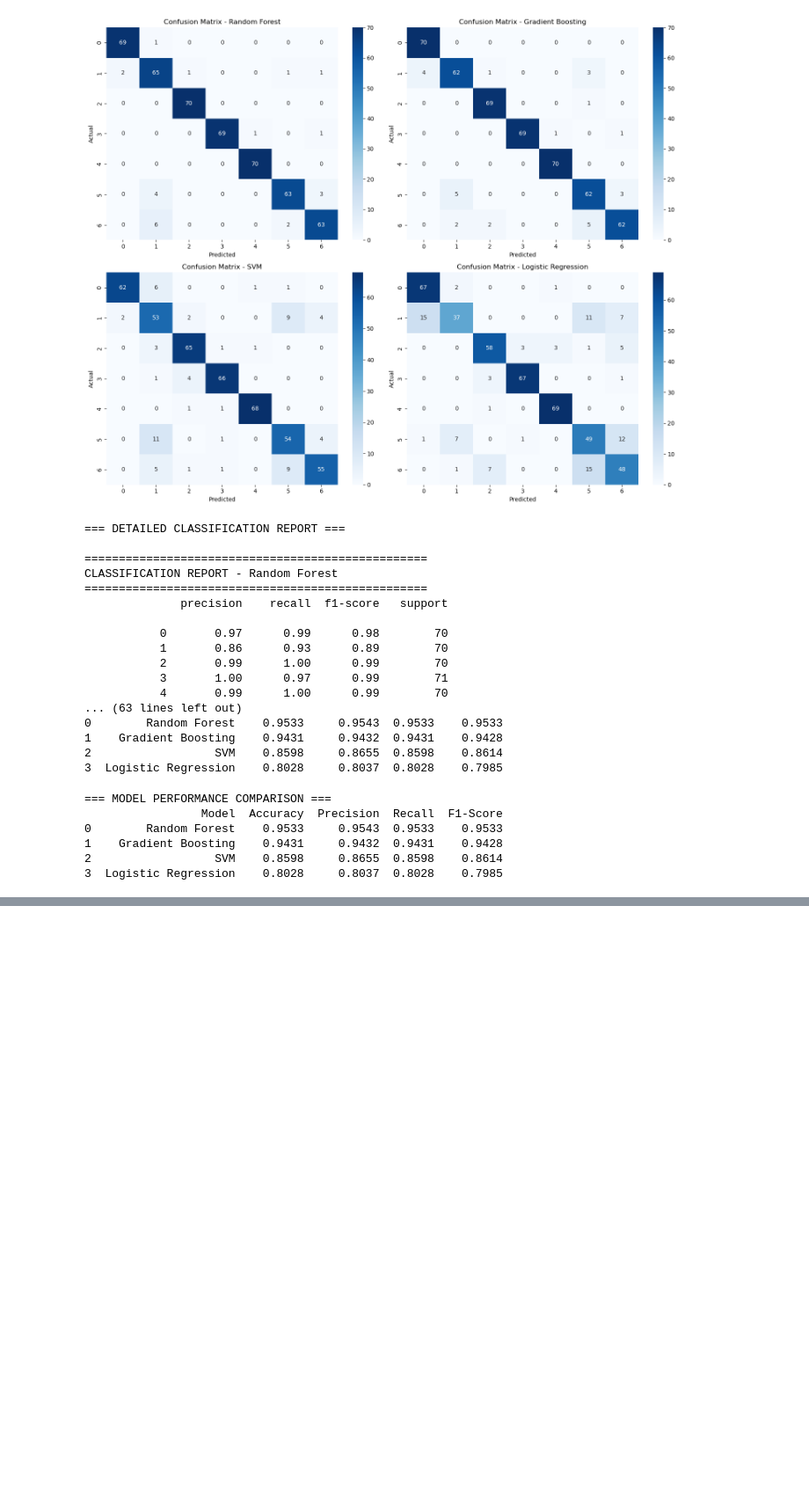
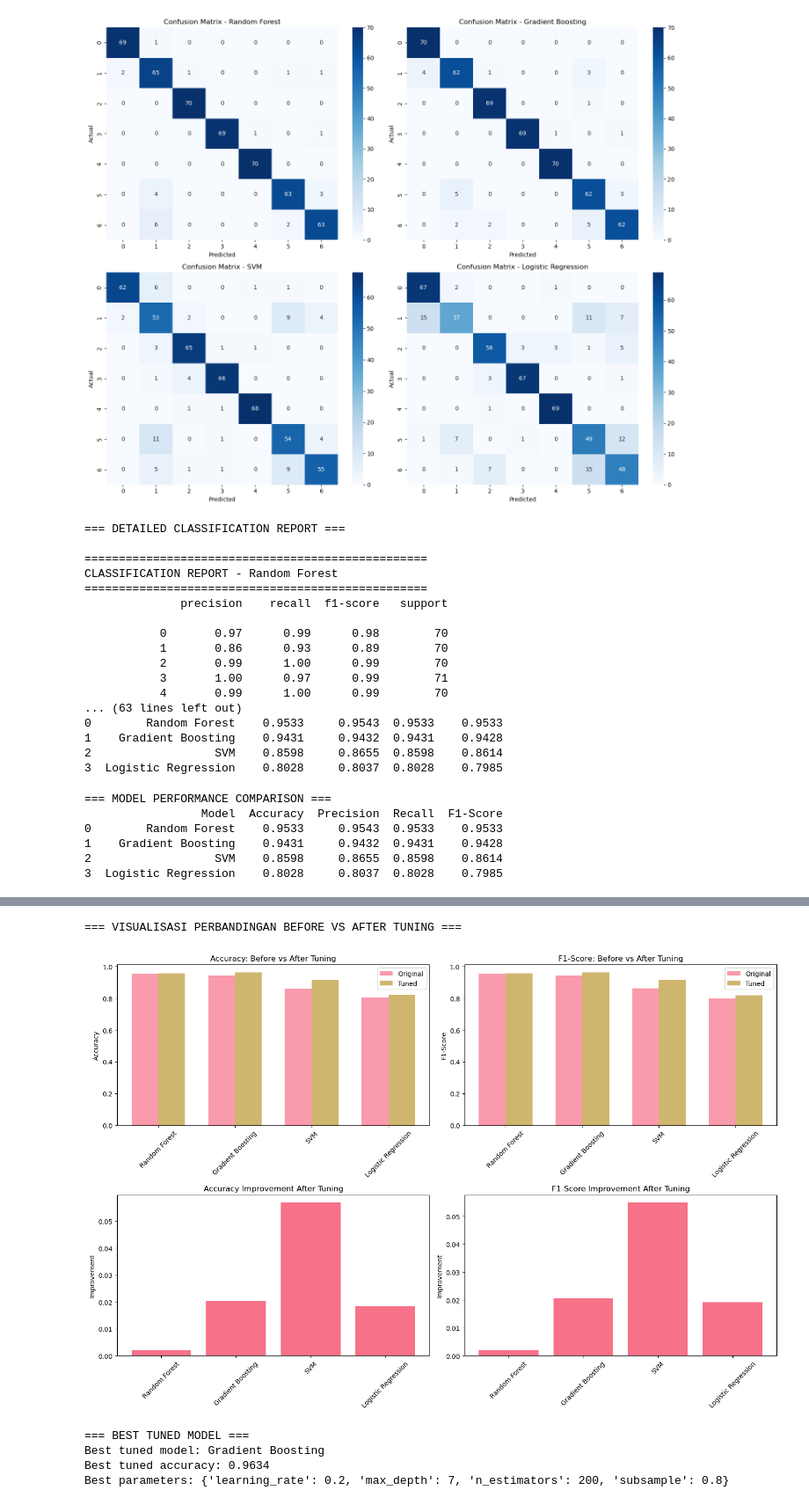
Before and after one commit to Kum-Kum666/Bengkod, a Jupyter notebook: Obesity.ipynb, the cells around one changed output, grey strips where cells are left out. Shown at 88% size. Saved outputs shown, nothing was run; the diff lists cells and outputs as text; code cells hidden in the pictures; blank space fills up the shorter version.

Commit message:
update fine tuning

```diff
--- a/Obesity.ipynb
+++ b/Obesity.ipynb
@@ -754,0 +970,15 @@ plt.show()
+# %%
+# CELL 41: Compare Before and After Tuning
+print("=== COMPARISON BEFORE AND AFTER TUNING ===")
+comparison_df = pd.DataFrame({
+    'Model': list(results.keys()),
+    'Original_Accuracy': [results[model]['accuracy'] for model in results],
+    'Tuned_Accuracy': [tuned_results[model]['accuracy'] for model in tuned_results],
+    'Original_F1': [results[model]['f1_score'] for model in results],
+    'Tuned_F1': [tuned_results[model]['f1_score'] for model in tuned_results]
+})
+
+comparison_df['Accuracy_Improvement'] = comparison_df['Tuned_Accuracy'] - comparison_df['Original_Accuracy']
+comparison_df['F1_Improvement'] = comparison_df['Tuned_F1'] - comparison_df['Original_F1']
+
+print(comparison_df.round(4))
@@ -754,0 +998,65 @@ plt.show()
+# %%
+# CELL 42: Visualisasi Perbandingan Before vs After Tuning
+print("=== VISUALISASI PERBANDINGAN BEFORE VS AFTER TUNING ===")
+fig, axes = plt.subplots(2, 2, figsize=(15, 10))
+
+# Accuracy comparison
+x = np.arange(len(comparison_df['Model']))
+width = 0.35
+
+axes[0, 0].bar(x - width/2, comparison_df['Original_Accuracy'], width, label='Original', alpha=0.7)
+axes[0, 0].bar(x + width/2, comparison_df['Tuned_Accuracy'], width, label='Tuned', alpha=0.7)
+axes[0, 0].set_title('Accuracy: Before vs After Tuning')
+axes[0, 0].set_ylabel('Accuracy')
+axes[0, 0].set_xticks(x)
+axes[0, 0].set_xticklabels(comparison_df['Model'], rotation=45)
+axes[0, 0].legend()
+
+# F1-Score comparison
+axes[0, 1].bar(x - width/2, comparison_df['Original_F1'], width, label='Original', alpha=0.7)
+axes[0, 1].bar(x + width/2, comparison_df['Tuned_F1'], width, label='Tuned', alpha=0.7)
+axes[0, 1].set_title('F1-Score: Before vs After Tuning')
+axes[0, 1].set_ylabel('F1-Score')
+axes[0, 1].set_xticks(x)
+axes[0, 1].set_xticklabels(comparison_df['Model'], rotation=45)
+axes[0, 1].legend()
+
+# Accuracy improvement
+axes[1, 0].bar(comparison_df['Model'], comparison_df['Accuracy_Improvement'])
+axes[1, 0].set_title('Accuracy Improvement After Tuning')
+axes[1, 0].set_ylabel('Improvement')
+axes[1, 0].tick_params(axis='x', rotation=45)
+
+# F1 improvement
+axes[1, 1].bar(comparison_df['Model'], comparison_df['F1_Improvement'])
+axes[1, 1].set_title('F1-Score Improvement After Tuning')
+axes[1, 1].set_ylabel('Improvement')
+axes[1, 1].tick_params(axis='x', rotation=45)
+
+plt.tight_layout()
+plt.show()
+# %% [output]
+=== VISUALISASI PERBANDINGAN BEFORE VS AFTER TUNING ===
+[figure, added]
+# %%
+# CELL 43: Best Tuned Model
+print("=== BEST TUNED MODEL ===")
+tuned_metrics_df = pd.DataFrame({
+    'Model': list(tuned_results.keys()),
+    'Accuracy': [tuned_results[model]['accuracy'] for model in tuned_results],
+    'Precision': [tuned_results[model]['precision'] for model in tuned_results],
+    'Recall': [tuned_results[model]['recall'] for model in tuned_results],
+    'F1-Score': [tuned_results[model]['f1_score'] for model in tuned_results]
+})
+
+best_tuned_model_name = tuned_metrics_df.loc[tuned_metrics_df['Accuracy'].idxmax(), 'Model']
+best_tuned_accuracy = tuned_metrics_df['Accuracy'].max()
+
+print(f"Best tuned model: {best_tuned_model_name}")
+print(f"Best tuned accuracy: {best_tuned_accuracy:.4f}")
+print(f"Best parameters: {tuning_results[best_tuned_model_name]['best_params']}")
+# %% [output]
+=== BEST TUNED MODEL ===
+Best tuned model: Gradient Boosting
+Best tuned accuracy: 0.9634
+Best parameters: {'learning_rate': 0.2, 'max_depth': 7, 'n_estimators': 200, 'subsample': 0.8}
```
Also changed, not shown: parts of 10 cells of this notebook.
